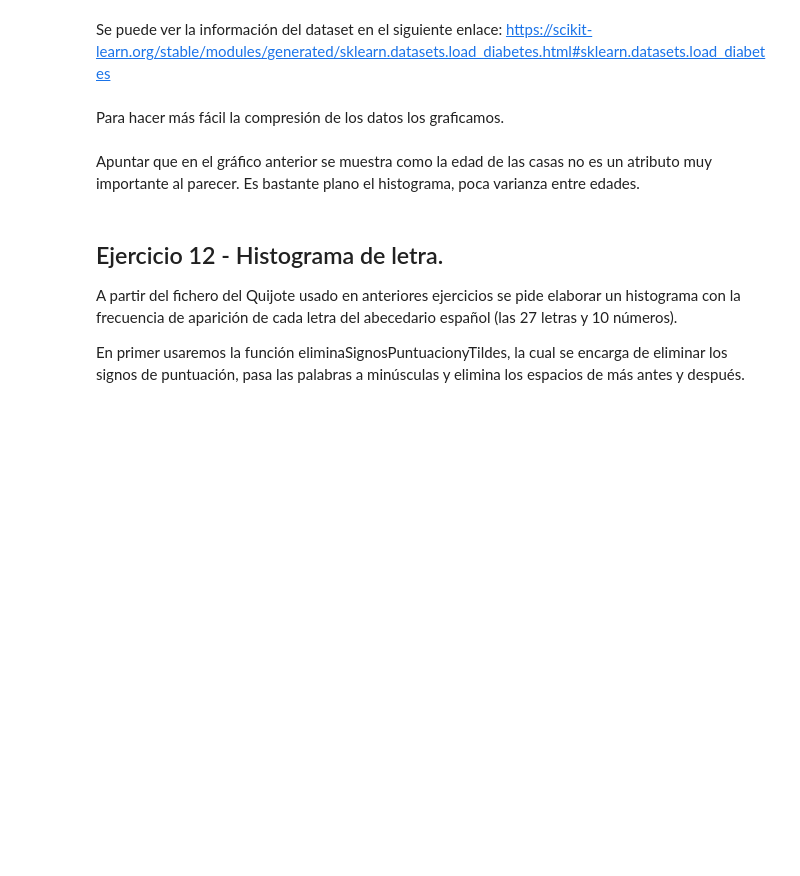
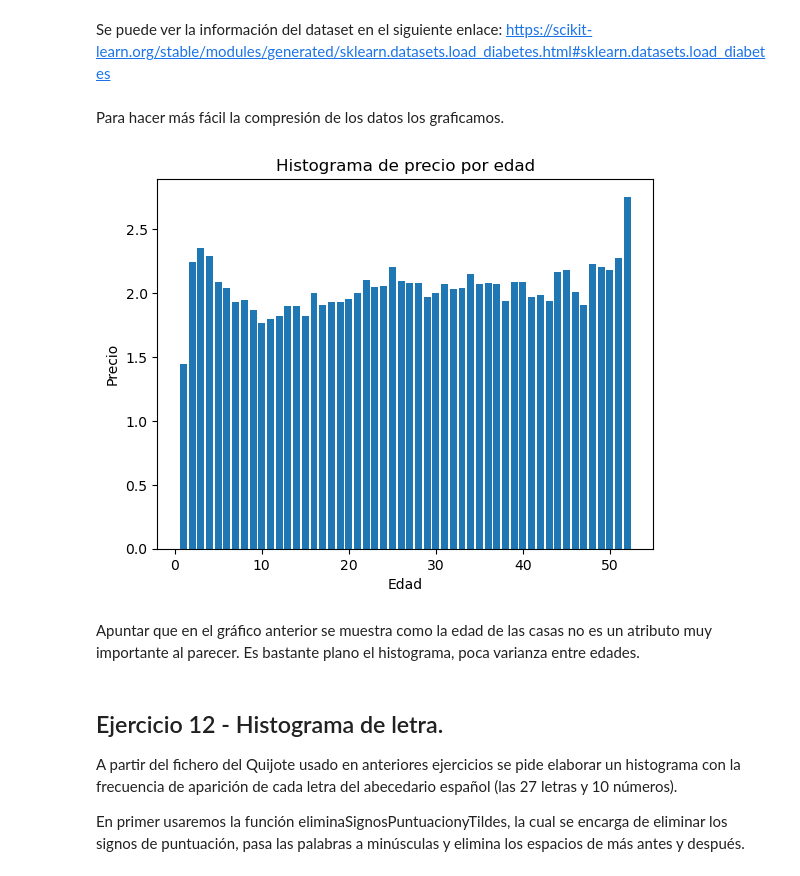
Before and after one commit to ferminfernandez7/BigData-practicas, a Jupyter notebook: Practica 1/Practica 1.2 - SparkRDDs.ipynb, the cells around one changed output. Cells and saved outputs as stored; diff of their text form; code cells hidden in the pictures; blank space fills up the shorter version.

```diff
--- a/Practica 1/Practica 1.2 - SparkRDDs.ipynb
+++ b/Practica 1/Practica 1.2 - SparkRDDs.ipynb
@@ -478,12 +784,36 @@ def histogramaEdadPrecio():
+# %%
+def histEdadPrecioCasa():
+    # 1. Obtenemos el RDD
+    rdd = preprocesamiento()
+
+    # 2. Mapeamos cada fila para extraer la edad como clave y un par (Precio, 1) como valor
+    # Salida: (Edad, (Precio, 1))
+    edad_precio_conteo = rdd.map(lambda fila: (fila[1], (fila[3], 1)))
+
+    # 3. Agrupamos por edad y sumamos tanto los precios como los unos (contadores)
+    # a y b son las tuplas (Precio, Conteo). Sumamos posición a posición.
+    edad_sumas = edad_precio_conteo.reduceByKey(lambda a, b: (a[0] + b[0], a[1] + b[1]))
+
+    # 4. Calculamos el precio medio por cada edad
+    # par[0] es la Edad, par[1][0] es la suma total de precios, par[1][1] es el número de casas
+    edad_media = edad_sumas.map(lambda par: (par[0], par[1][0] / par[1][1]))
+
+    # 5. Ordenamos por la edad (la clave) de menor a mayor
+    resultado_ordenado = edad_media.sortByKey(ascending=True)
+
+    # 6. Devolvemos la lista final
+    return resultado_ordenado.collect()
 # %% [markdown]
 Para hacer más fácil la compresión de los datos los graficamos.
 # %%
-(x_values, y_values) = zip(*histEdadPrecioCasa)
+(x_values, y_values) = zip(*histEdadPrecioCasa())
 plt.bar(x_values, y_values)
 plt.title('Histograma de precio por edad')
 plt.xlabel('Edad')
 plt.ylabel('Precio')
 plt.show()
+# %% [output]
+[figure, added]
 # %% [markdown]
 Apuntar que en el gráfico anterior se muestra como la edad de las casas no es un atributo muy importante al parecer. Es bastante plano el histograma, poca varianza entre edades.
 # %% [markdown]
```
Also changed, not shown: parts of 47 cells of this notebook.
